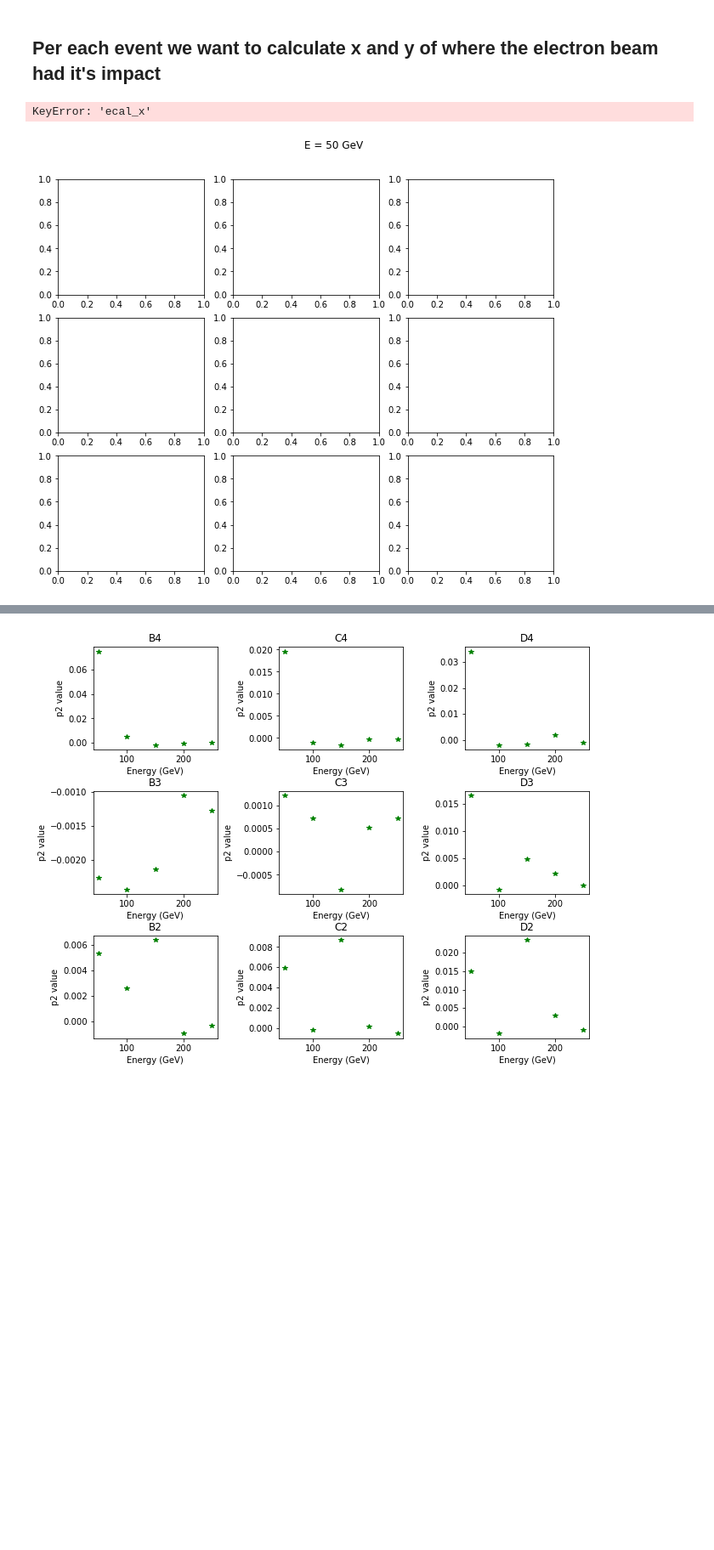
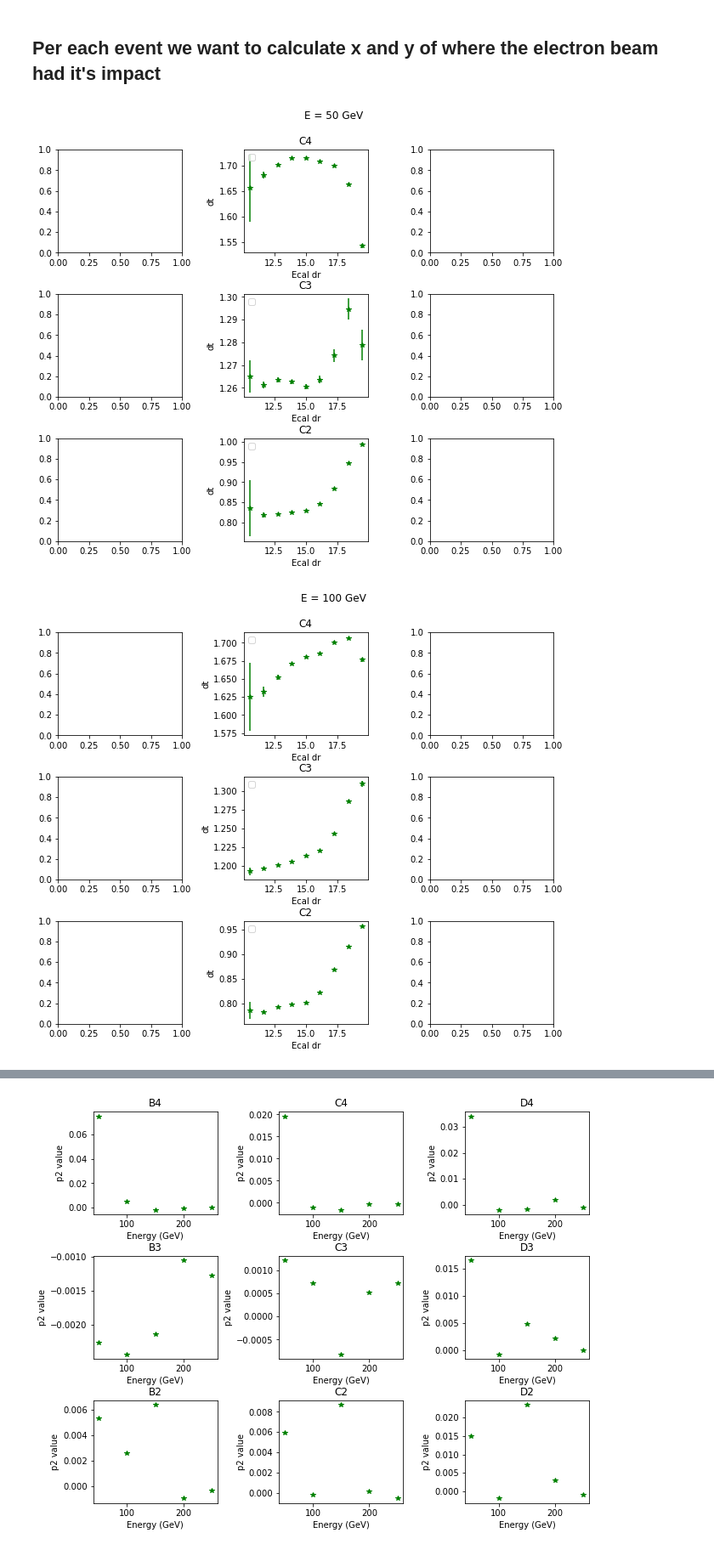
Before and after one commit to chernyavskaya/ECALtestBeam, a Jupyter notebook: EcalTimeUniformity.ipynb, the cells around one changed output, grey strips where cells are left out. Shown at 85% size. Drawn from its saved outputs; the diff is of its cells as text; code cells hidden in the pictures; blank space fills up the shorter version.

```diff
--- a/EcalTimeUniformity.ipynb
+++ b/EcalTimeUniformity.ipynb
@@ -144,3 +147,17 @@ for energy in round_energies[0:2]:
+# %%
+## Remove all 3x3 data
+runs_to_remove =[]
+reader = csv.reader(open('data/energyscans19C_3x3.csv', 'r'))
+for row in reader:
+    run,e,c,_,_,_ = row
+    if ('Run'  not in run) :
+        runs_to_remove.append(run)
+
+for num,energy in enumerate(round_energies):
+    df = dict_df_energy[int(energy)]
+    for run in runs_to_remove:
+        df.drop(df[df.run == run].index, inplace=True)
+        dict_df_energy[int(energy)]  = df
 # %%
 for num,energy in enumerate(energies):
     df = dict_df_energy[energy]
@@ -194,7 +211,7 @@ intercalibration_file = '/eos/user/n/nchernya/SWAN_projects/ECALtestBeam/output/
 with open('%s'%(intercalibration_file), 'r') as fp:
     dict_crystals_calibration = json.load(fp)
 
-for num,energy in enumerate(round_energies[0:2]):
+for num,energy in enumerate(round_energies):
     df = dict_df_energy[int(energy)]
     for cr in 'C2,C3,C4'.split(','):
         df['sum_3x3_%s'%cr]=0.
@@ -211,7 +228,7 @@ for num,energy in enumerate(round_energies[0:2]):
 ## loose selection
 #energy_selection = [[1500,2000],[2500,4000],[4000,5900],[5000,7900],[7000,9800]]
 energy_selection = [[500,2000],[500,4000],[500,5900],[500,7900],[500,9800]]
-for num,energy in enumerate(round_energies[0:2]):
+for num,energy in enumerate(round_energies):
     df = dict_df_energy[int(energy)]
     df = df.loc[(df['sum_3x3_C3']<energy_selection[num][1]) & (df['sum_3x3_C3']>energy_selection[num][0])]
     df = df.loc[(df['fit_ampl_MCP2']>100)]
@@ -226,7 +243,7 @@ for num,energy in enumerate(round_energies[0:2]):
 # %%
 matrix_used = matrix_3
 
-for num,energy in enumerate(round_energies[0:2]):
+for num,energy in enumerate(round_energies):
     df = dict_df_energy[int(energy)]
 
     for cr in 'C2,C3,C4'.split(','):
@@ -260,7 +277,6 @@ from scipy import optimize
 
 def pol3(x, p1, p2, p3,p4):
     return p1 + p2*x + p3*x*x + p4*x*x*x
-
 
 def parabola(x, p1, p2, p3):
     return p1 + p2*x + p3*x*x
@@ -275,7 +291,8 @@ what_to_plot = ['dt','res']
 what_idx = 0
 
 #for num,energy in enumerate(round_energies[3:5]):
-for num,energy in enumerate(round_energies[0:2]):
+for num,energy in enumerate(round_energies):
+
     df = dict_df_energy[int(energy)]
 
     dict_dt_fit[int(energy)] = {}
@@ -288,20 +305,30 @@ for num,energy in enumerate(round_energies[0:2]):
 
     # dr_samples = np.linspace(0, 20.0, num=10)
     #dr_samples = [0,2,3,4,5,6,7,8,8.5,9,9.5,10,10.5,11,11.5,12,12.5,13,14,15,16,17,18]
-    dr_samples = [0,2,3,4,5,6,7,8,8.5,9,9.5,10,10.5,11,11.5,12,12.5,13,14,15]
-    dr_samples = np.linspace(0, 12.0, num=12)
+  #  dr_samples = [0,2,3,4,5,6,7,8,8.5,9,9.5,10,10.5,11,11.5,12,12.5,13,14,15]
+  #  dr_samples = np.linspace(0, 12.0, num=12)
+
+    dr_samples = np.linspace(10, 20.0, num=10)
     crystals_times_data = []
 
     for i in range(0,3):
         for j in range(0,3):
+            if j!=1 : continue
+
             plt.subplots_adjust(bottom=0.1, right=0.8, top=0.9)
             m = np.array(matrix_3).reshape(3,3)
             crystal = m[i,j]
+
+           # df0 = dict_df_energy[int(energy)]
+           # df = df0[(df0['seed']==df0['%s'%crystal])]
+
+
             #dt = df['fit_time_C3']-df['fit_time_%s'%crystal]
             #df['dt_C3_%s'%crystal] = dt - ((dt/6.25).astype('int32')*6.25)
             dt =  df['fit_time_%s'%crystal]-df['fit_time_MCP2']+df['fit_time_VFE_CLK']
             df['dt_ecal_MCP_%s'%crystal] = dt - ((dt/6.238).astype('int32')*6.238)
-            df['dr_%s'%crystal] = np.sqrt(np.power((df['ecal_x']-((j+1)*22-11-33)),2) + np.power((df['ecal_y']-((i+1)*22-11-33)),2))
+            df['dr_%s'%crystal] = np.sqrt(np.power((df['ecal_x_%s'%crystal]-((1+1)*22-11-33)),2) + np.power((df['ecal_y_%s'%crystal]-((1+1)*22-11-33)),2))
+            #df['dr_%s'%crystal] = np.sqrt(np.power((df['ecal_x_%s'%crystal]-((j+1)*22-11-33)),2) + np.power((df['ecal_y_%s'%crystal]-((i+1)*22-11-33)),2))
 
           #  distance = 18
           #  if (j-1)==0 and (i-1)==0 :
@@ -317,11 +344,18 @@ for num,energy in enumerate(round_energies[0:2]):
          #   subdf = df[(df['seed']==df['%s'%crystal]) | (df['seed']==df['C3']) ]
             #subdf = df
 
-            x_center = (j+1)*22-11-33
-            y_center = (i+1)*22-11-33
-            subdf = df.loc[ (df['ecal_x']<(x_center+9)) & (df['ecal_x']>(x_center-9)) &(df['ecal_y']<(y_center+9)) & (df['ecal_y']>(y_center-9))   ]
+           # x_center = (j+1)*22-11-33
+          #  y_center = (i+1)*22-11-33
+            x_center = (1+1)*22-11-33
+            y_center = (1+1)*22-11-33
+          #  subdf = df.loc[ (df['ecal_x_%s'%crystal]<(x_center+9)) & (df['ecal_x_%s'%crystal]>(x_center-9)) &(df['ecal_y_%s'%crystal]<(y_center+9)) & (df['ecal_y_%s'%crystal]>(y_center-9))   ]
+          #  if crystal=='C2' :  subdf = df.loc[ (df['ecal_x_%s'%crystal]<(x_center+9)) & (df['ecal_x_%s'%crystal]>(x_center-9)) &(df['ecal_y_%s'%crystal]<(y_center+9)) & (df['ecal_y_%s'%crystal]>(y_center-6))   ]
 
-           # sns.regplot(x=subdf['ecal_r'], y=subdf['dt_C3_%s'%crystal], x_bins=20, fit_reg=None,ax=axarr[i, j])
+            cut = 11.
+            subdf = df.loc[ (df['ecal_x_%s'%crystal]>(x_center+cut)) | (df['ecal_x_%s'%crystal]<(x_center-cut)) |(df['ecal_y_%s'%crystal]>(y_center+cut)) | (df['ecal_y_%s'%crystal]<(y_center-cut))   ]
+          #  if crystal=='C2' :  subdf = df.loc[ (df['ecal_x_%s'%crystal]<(x_center+9)) & (df['ecal_x_%s'%crystal]>(x_center-9)) &(df['ecal_y_%s'%crystal]<(y_center+9)) & (df['ecal_y_%s'%crystal]>(y_center-6))   ]
+
+
             delta_ts_cb_mean = []
             delta_ts_cb_mean_err = []
             delta_ts_cb_std = []
@@ -343,7 +377,7 @@ for num,energy in enumerate(round_energies[0:2]):
                     scale = serie.std()
                     if serie.shape[0]!=0 :
                         time_err = serie.std()/sqrt(serie.shape[0])
-                    else : time_err=8
+                    else : time_err=0.02
                 else :
                     beta, cb_m, loc, scale = crystalball.fit(serie,loc=serie.median(),scale=serie.std())
                     time_err = serie.std()/sqrt(serie.shape[0])
@@ -355,8 +389,8 @@ for num,energy in enumerate(round_energies[0:2]):
                 delta_ts_cb_std.append(scale)
 
 
-            if crystal!='C3':
-            #if (1>0):
+            #if crystal!='C3':
+            if (1>0):
                 if what_to_plot[what_idx] == 'dt' :
                     axarr[i, j].errorbar(dr_samples_bins, delta_ts_cb_mean, yerr=delta_ts_cb_mean_err, marker='*', linestyle='',color='g')
                   #  params, params_covariance = optimize.curve_fit(parabola, np.array(dr_samples_bins)[np.array(dr_samples_bins)<15], np.array(delta_ts_cb_mean)[np.array(dr_samples_bins)<15],absolute_sigma=True, sigma=np.array(delta_ts_cb_mean_err)[np.array(dr_samples_bins)<15])
@@ -369,40 +403,40 @@ for num,energy in enumerate(round_energies[0:2]):
                    # if crystal=='C3': axarr[i, j].plot(dr_samples_bins, pol3(np.array(dr_samples_bins), params3[0], params3[1],params3[2],params3[3]),color='m',label = 'pol3')
 
 
-                    dict_dt_fit[int(energy)]['%s'%crystal] = {'p0':params2[0],'p2':params2[1]}
-                    dict_dt_fit_3param[int(energy)]['%s'%crystal] = {'parabola':{'p0':params[0],'p1':params[1],'p2':params[2]},'pol3':{'p0':params3[0],'p1':params3[1],'p2':params3[2],'p3':params3[3]}}
+                 #   dict_dt_fit[int(energy)]['%s'%crystal] = {'p0':params2[0],'p2':params2[1]}
+                  #  dict_dt_fit_3param[int(energy)]['%s'%crystal] = {'parabola':{'p0':params[0],'p1':params[1],'p2':params[2]},'pol3':{'p0':params3[0],'p1':params3[1],'p2':params3[2],'p3':params3[3]}}
 
 
                     #crystals_times_data.append([(item-params2[0]) for item in delta_ts_cb_mean])
-                    crystals_times_data.append([(parabola_fixed(item, params2[0], params2[1])- params2[0]) for item in dr_samples_bins])
+                 #   crystals_times_data.append([(parabola_fixed(item, params2[0], params2[1])- params2[0]) for item in dr_samples_bins])
                     #crystals_times_data.append([(parabola(item, params[0], params[1],params[2])- params[0]) for item in dr_samples_bins])
 
                 else : axarr[i, j].plot(dr_samples_bins, delta_ts_cb_std, marker='*', linestyle='',color='g')
 
 
             axarr[i, j].set_title(crystal)
             axarr[i, j].set_xlabel('Ecal dr')
             if what_to_plot[what_idx] == 'dt' : axarr[i, j].set_ylabel('dt')
             else : axarr[i, j].set_ylabel('time resolution')
             axarr[i, j].legend(loc='upper left')
 
   #  axarr[1, 1].set_title('All Crystals')
   #  out = axarr[1, 1].plot(np.array(dr_samples_bins), np.array(crystals_times_data).transpose())
   #  axarr[1, 1].legend(iter(out),np.array(list(filter(lambda x: x!= 'C3', matrix_3))),loc='upper left')
 
     f.subplots_adjust(wspace=0.5, hspace=0.4)
     plt.show()
     if what_to_plot[what_idx] == 'dt' :
         figname = '%s/dt_r_crystal_18_energy%d_%s'%(plot_folder,energy,outstr)
         with open('%s/dt_fit_parabola_energy%d_%s.json'%(output_folder,energy,outstr), 'w') as fp:
             json.dump(dict_dt_fit, fp)
         with open('%s/dt_fit_res_%s_%s.json'%(output_folder,energy,outstr), 'w') as fp:
             json.dump(dict_dt_fit_3param, fp)
     else :
         figname = '%s/timeres_r_crystal_18_energy%d_%s'%(plot_folder,energy,outstr)
 
     f.savefig(figname+'.png')
     f.savefig(figname+'.pdf')
 # %% [output]
-KeyError: 'ecal_x'
-[figure, old version]
+[figure, new version]
+[figure, added]
```
Also changed, not shown: parts of 10 cells of this notebook, 1 other file.
